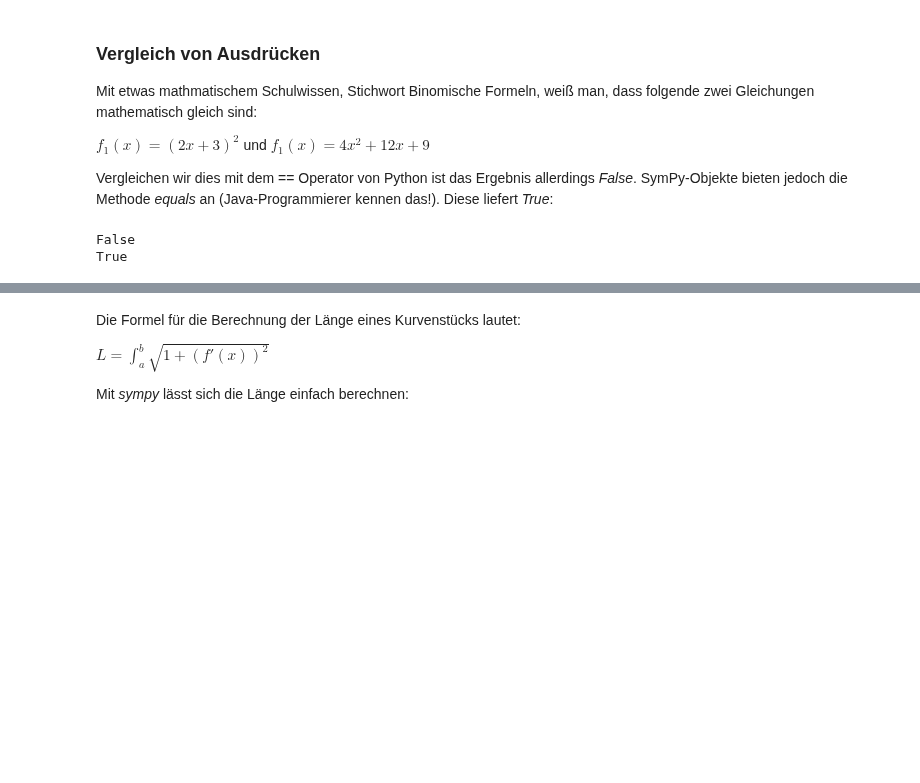
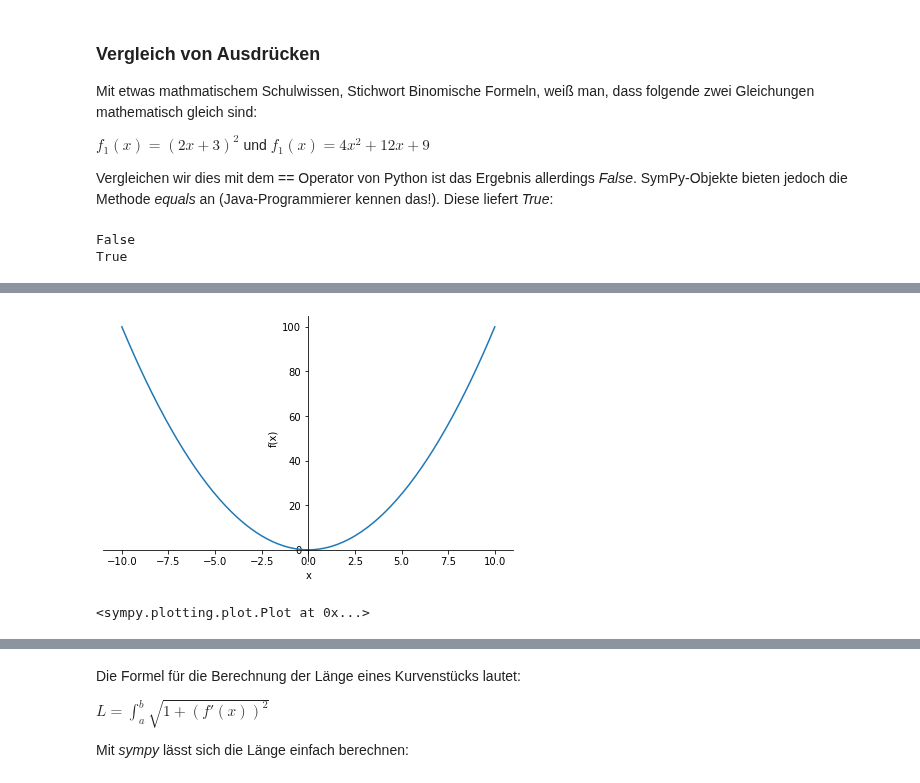
Before and after one commit to troescherw/jupyter_python, a Jupyter notebook: SymPy_SymbolischeMathematik.ipynb, the cells around one changed output, grey strips where cells are left out. Saved outputs shown, nothing was run; the diff lists cells and outputs as text; code cells hidden in the pictures; blank space fills up the shorter version.

```diff
--- a/SymPy_SymbolischeMathematik.ipynb
+++ b/SymPy_SymbolischeMathematik.ipynb
@@ -279,0 +435,7 @@ True
+# %%
+x = Symbol("x")
+f = x**2
+plot(f)
+# %% [output]
+[figure, added]
+<sympy.plotting.plot.Plot at 0x...>
```
Also changed, not shown: parts of 50 cells of this notebook, 1 other file.
